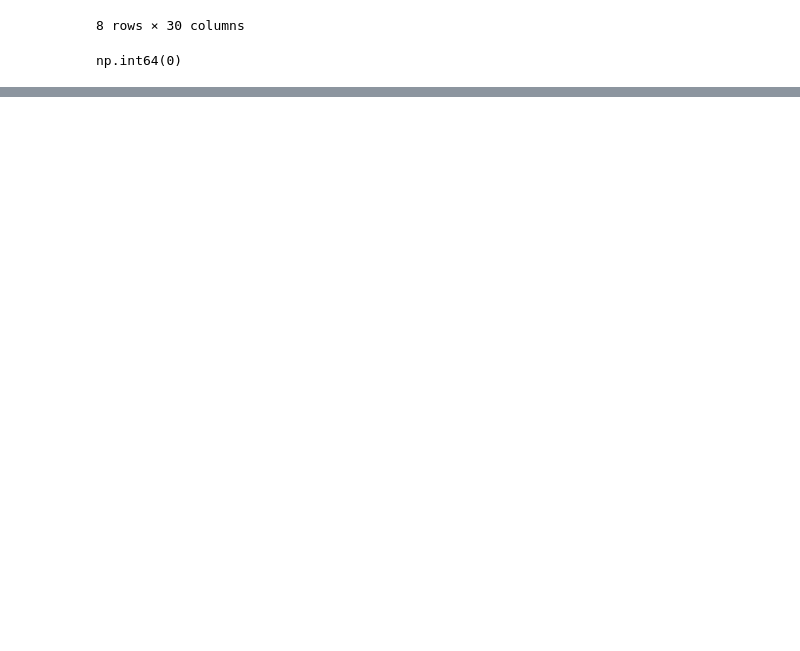
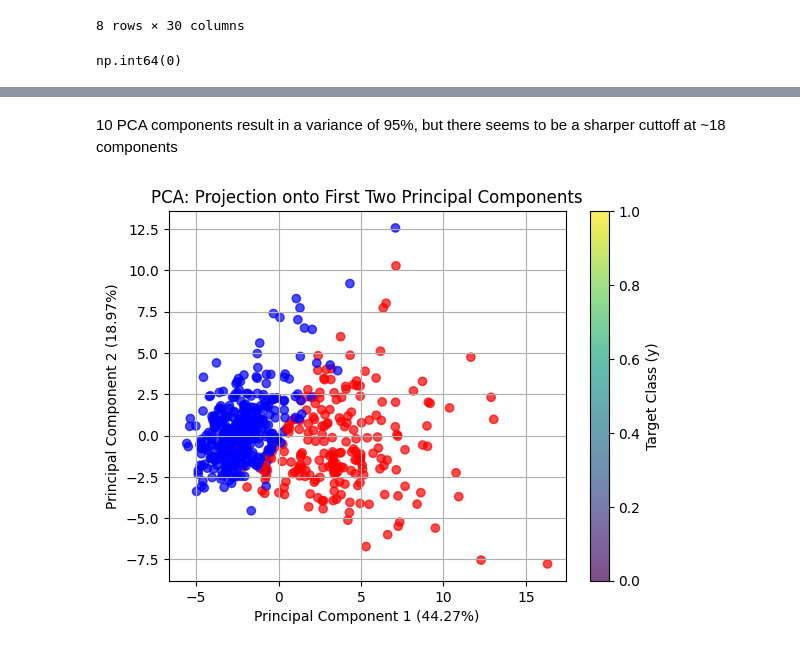
Before and after one commit to m6keller/syde-572-final-project, a Jupyter notebook: eda.ipynb, the cells around one changed output, grey strips where cells are left out. Saved outputs shown, nothing was run; the diff lists cells and outputs as text; code cells hidden in the pictures; blank space fills up the shorter version.

```diff
--- a/eda.ipynb
+++ b/eda.ipynb
@@ -50,0 +180,38 @@ np.int64(0)
+# %% [markdown]
+10 PCA components result in a variance of 95%, but there seems to be a sharper cuttoff at ~18 components
+# %%
+def plot_pca_2d(principal_components, pca_model, y=None):
+    """
+    Plots the first two principal components.
+
+    Args:
+        principal_components (np.array): The data transformed by PCA.
+        pca_model (PCA): The fitted PCA object (to get variance ratios).
+        y (array-like, optional): Labels for coloring the points.
+    """
+
+    # Get the variance explained by the first two components
+    pc1_var = pca_model.explained_variance_ratio_[0]
+    pc2_var = pca_model.explained_variance_ratio_[1]
+
+
+    scatter = plt.scatter(principal_components[:, 0],
+                          principal_components[:, 1],
+                          c=["red" if label == "M" else "blue" for label in y["Diagnosis"]] if y is not None else None,
+                          cmap='viridis', # A common colormap
+                          alpha=0.7)
+
+    plt.xlabel(f"Principal Component 1 ({pc1_var:.2%})")
+    plt.ylabel(f"Principal Component 2 ({pc2_var:.2%})")
+    plt.title("PCA: Projection onto First Two Principal Components")
+
+    if y is not None:
+        plt.colorbar(scatter, label='Target Class (y)')
+
+    plt.grid(True)
+    plt.show()
+
+
+plot_pca_2d(principal_components, pca, y=y)
+# %% [output]
+[figure, added]
```
Also changed, not shown: parts of 10 cells of this notebook.
